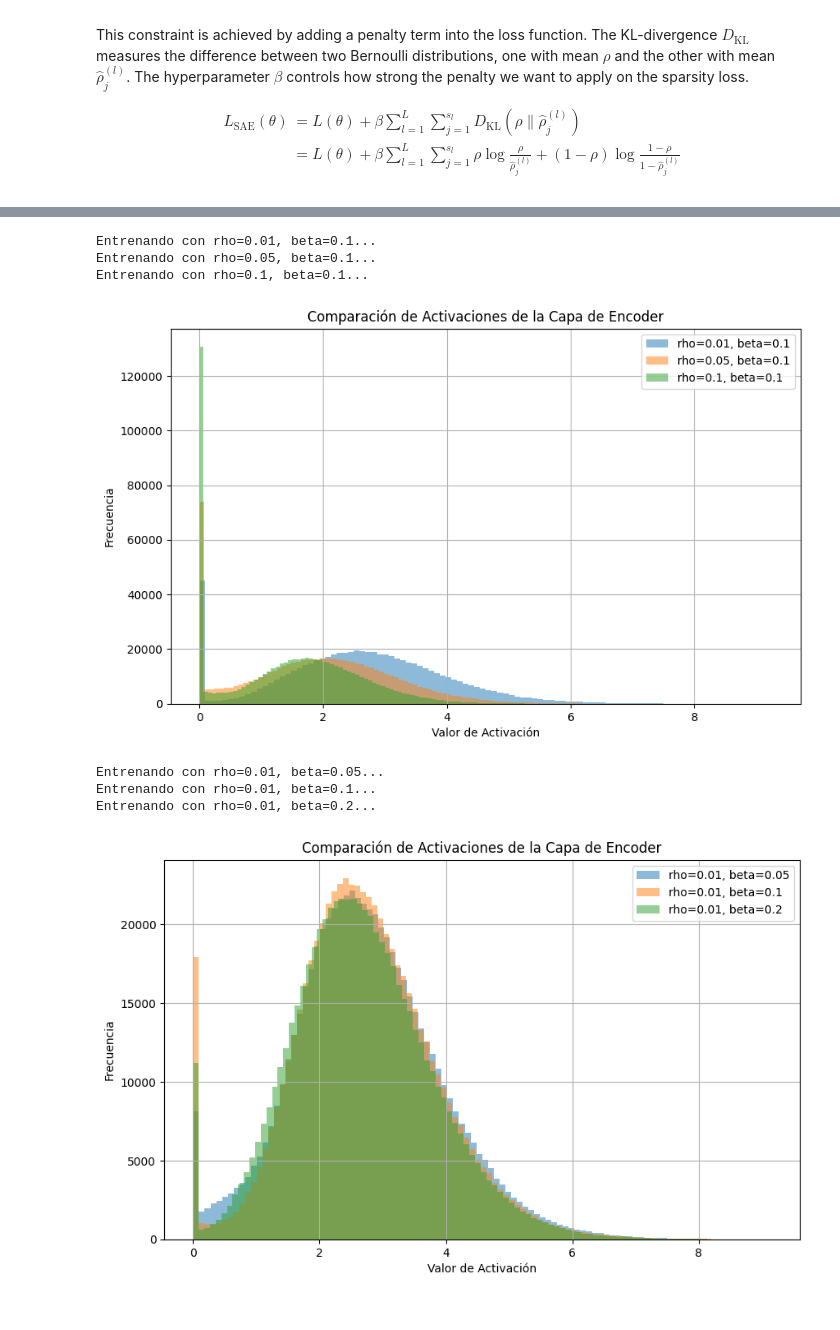
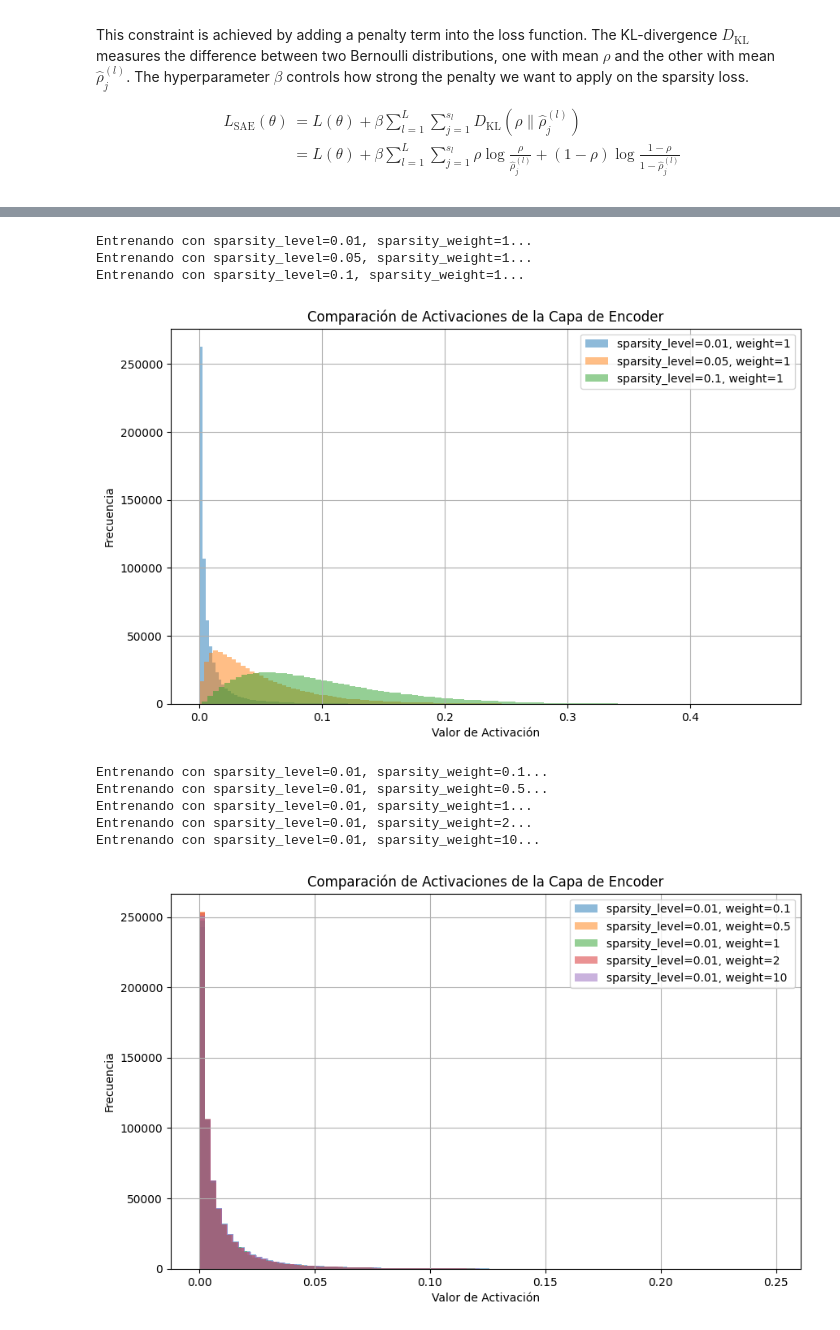
Before and after one commit to ander-db/deep-learning-from-scratch, a Jupyter notebook: autoencoder/Autoencoder.ipynb, the cells around one changed output, grey strips where cells are left out. Cells and saved outputs as stored; diff of their text form; code cells hidden in the pictures.

Commit message:
refactor: Sparse Model Architecture

```diff
--- a/autoencoder/Autoencoder.ipynb
+++ b/autoencoder/Autoencoder.ipynb
@@ -354,14 +308,12 @@ class CombinedSparsityMSELoss(keras.losses.Loss):
 # %%
-sparse_autoencoder = SparseAutoencoder(latent_dim=64)
+sparse_autoencoder = SparseAutoencoder(latent_dim=64, sparsity_level=0.01, sparsity_weight=0.2)
 # %%
-sparse_autoencoder.compile(
-    optimizer=keras.optimizers.Adam(learning_rate=0.001),
-    loss=CombinedSparsityMSELoss(rho=0.01, beta=0.2, lamb=0.2))
+sparse_autoencoder.compile(optimizer='adam')
 # %%
 sparse_autoencoder.fit(
-    x_train,  # Imágenes ruidosas como entrada
+    x_train,        # Imágenes limpias como entrada
     x_train,        # Imágenes limpias como objetivos
-    epochs=100,     # Número de épocas
+    epochs=50,     # Número de épocas
     batch_size=128, # Tamaño del batch
     shuffle=True,   # Mezclar los datos en cada época
     validation_data=(x_test, x_test)  # También puedes proporcionar datos de prueba para evaluar.
@@ -414,57 +366,56 @@ plot_activation_histograms(encoder_activations)
 # %%
-def compare_sparsity_effects(autoencoder, x_train, x_test, rho_beta_pairs):
+def compare_sparsity_effects(autoencoder_class, x_train, x_test, sparsity_level_sparsity_weight_pairs):
     """
-    Entrena y visualiza las activaciones de la capa de encoder para diferentes valores de rho y beta,
+    Entrena y visualiza las activaciones de la capa de encoder para diferentes valores de sparsity_level y sparsity_weight,
     todo en la misma gráfica con distintos colores.
 
     Args:
-    - autoencoder (Model): La instancia base de tu SparseAutoencoder.
+    - autoencoder_class (class): La clase de tu SparseAutoencoder, no una instancia.
     - x_train (numpy.ndarray): Datos de entrenamiento.
     - x_test (numpy.ndarray): Datos de prueba para generar activaciones.
-    - rho_beta_pairs (list of tuples): Lista de tuplas (rho, beta) para probar.
+    - sparsity_level_sparsity_weight_pairs (list of tuples): Lista de tuplas (sparsity_level, sparsity_weight) para probar.
     """
     plt.figure(figsize=(10, 6))
-    for rho, beta in rho_beta_pairs:
-        print(f"Entrenando con rho={rho}, beta={beta}...")
-        # Configura la pérdida con los valores actuales de rho y beta
-        loss = SparsityLoss(rho=rho, beta=beta)
+    for sparsity_level, sparsity_weight in sparsity_level_sparsity_weight_pairs:
+        print(f"Entrenando con sparsity_level={sparsity_level}, sparsity_weight={sparsity_weight}...")
+        # Crea una nueva instancia del autoencoder con los parámetros actuales
+        model_clone = autoencoder_class(latent_dim=64, sparsity_level=sparsity_level, sparsity_weight=sparsity_weight)
+        model_clone.compile(optimizer='adam')
 
-        # Clona el modelo para reiniciar el entrenamiento
-        model_clone = keras.models.clone_model(autoencoder)
-        model_clone.compile(optimizer=keras.optimizers.Adam(learning_rate=0.001), loss=loss)
-
-        # Entrenar el modelo. Asegúrate de usar callbacks o un número reducido de epochs para evitar largos tiempos de espera.
-        model_clone.fit(x_train, x_train, epochs=5, batch_size=128, shuffle=True, verbose=0)  # Reducir epochs para demostración
+        # Entrenar el modelo. Considera usar un número reducido de epochs para demostraciones.
+        model_clone.fit(x_train, x_train, epochs=5, batch_size=128, shuffle=True, verbose=0)  # Ajusta epochs según necesidad
 
         # Obtener activaciones de la capa de encoder
         encoder_activations = model_clone.encoder(x_test).numpy().flatten()
 
         # Dibujar histograma de las activaciones
-        plt.hist(encoder_activations, bins=100, alpha=0.5, label=f"rho={rho}, beta={beta}")
+        plt.hist(encoder_activations, bins=100, alpha=0.5, label=f"sparsity_level={sparsity_level}, weight={sparsity_weight}")
 
     plt.title('Comparación de Activaciones de la Capa de Encoder')
     plt.xlabel('Valor de Activación')
     plt.ylabel('Frecuencia')
     plt.legend(loc='upper right')
     plt.grid(True)
     plt.show()
 
 # Ejemplo de uso
 # Asume que sparse_autoencoder es tu modelo, x_train tus datos de entrenamiento y x_test tus datos de prueba
-rho_beta_pairs = [(0.01, 0.1), (0.05, 0.1), (0.1, 0.1)]  # Ejemplos de pares de rho y beta para probar
-compare_sparsity_effects(sparse_autoencoder, x_train, x_test, rho_beta_pairs)
+sparsity_level_sparsity_weight_pairs = [(0.01, 1), (0.05, 1), (0.1, 1)]  # Ejemplos de pares de rho y beta para probar
+compare_sparsity_effects(SparseAutoencoder, x_train, x_test, sparsity_level_sparsity_weight_pairs)
 
-rho_beta_pairs = [(0.01, 0.05), (0.01, 0.1), (0.01, 0.2)]
-compare_sparsity_effects(sparse_autoencoder, x_train, x_test, rho_beta_pairs)
+sparsity_level_sparsity_weight_pairs = [(0.01, 0.1), (0.01, 0.5), (0.01, 1), (0.01, 2), (0.01, 10)]
+compare_sparsity_effects(SparseAutoencoder, x_train, x_test, sparsity_level_sparsity_weight_pairs)
 # %% [output]
-Entrenando con rho=0.01, beta=0.1...
-Entrenando con rho=0.05, beta=0.1...
-Entrenando con rho=0.1, beta=0.1...
+Entrenando con sparsity_level=0.01, sparsity_weight=1...
+Entrenando con sparsity_level=0.05, sparsity_weight=1...
+Entrenando con sparsity_level=0.1, sparsity_weight=1...
-[figure, old version]
+[figure, new version]
-Entrenando con rho=0.01, beta=0.05...
-Entrenando con rho=0.01, beta=0.1...
-Entrenando con rho=0.01, beta=0.2...
+Entrenando con sparsity_level=0.01, sparsity_weight=0.1...
+Entrenando con sparsity_level=0.01, sparsity_weight=0.5...
+Entrenando con sparsity_level=0.01, sparsity_weight=1...
+Entrenando con sparsity_level=0.01, sparsity_weight=2...
+Entrenando con sparsity_level=0.01, sparsity_weight=10...
-[figure, old version]
+[figure, new version]
 # %%
 predict_test = sparse_autoencoder.predict([x_test])
 # %% [output]
```
Also changed, not shown: parts of 17 cells of this notebook.
